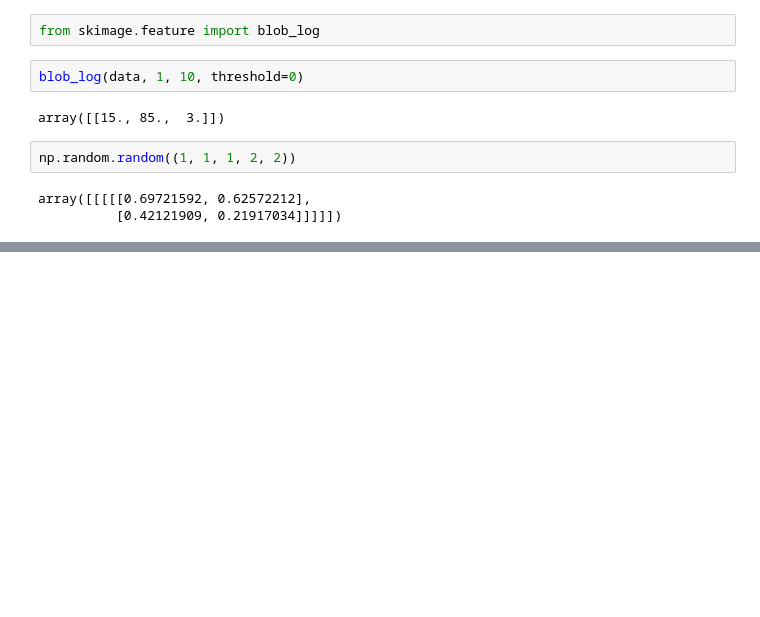
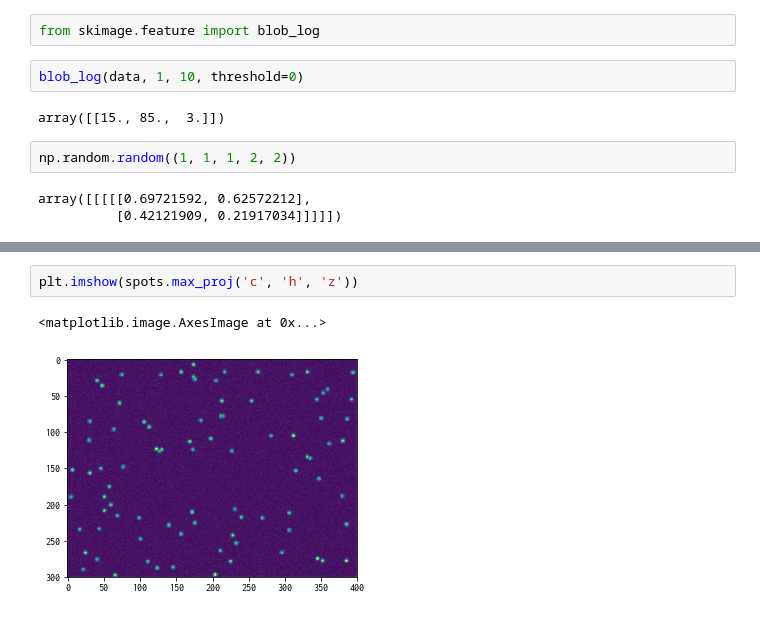
Before and after one commit to joshmoore/starfish, a Jupyter notebook: notebooks/intensity_table_implementation_options.ipynb, the cells around one changed output, grey strips where cells are left out. Drawn from its saved outputs; the diff is of its cells as text; blank space fills up the shorter version.

```diff
--- a/notebooks/intensity_table_implementation_options.ipynb
+++ b/notebooks/intensity_table_implementation_options.ipynb
@@ -658,0 +708,5 @@ array([[[[[0.69721592, 0.62572212],
+# %%
+plt.imshow(spots.max_proj('c', 'h', 'z'))
+# %% [output]
+<matplotlib.image.AxesImage at 0x...>
+[figure, added]
```
Also changed, not shown: parts of 2 cells of this notebook, 4 other files.
